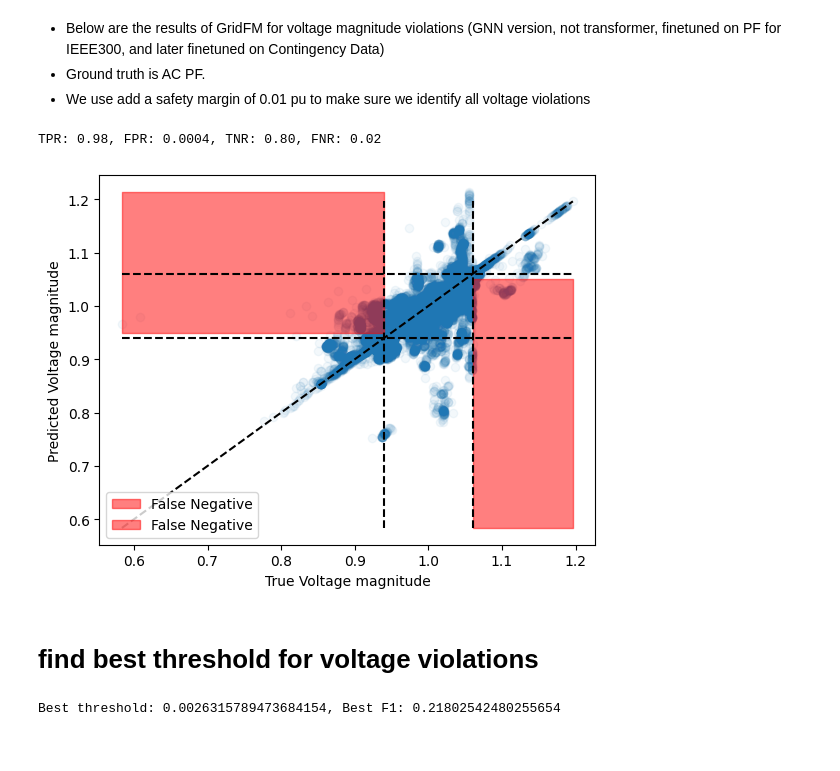
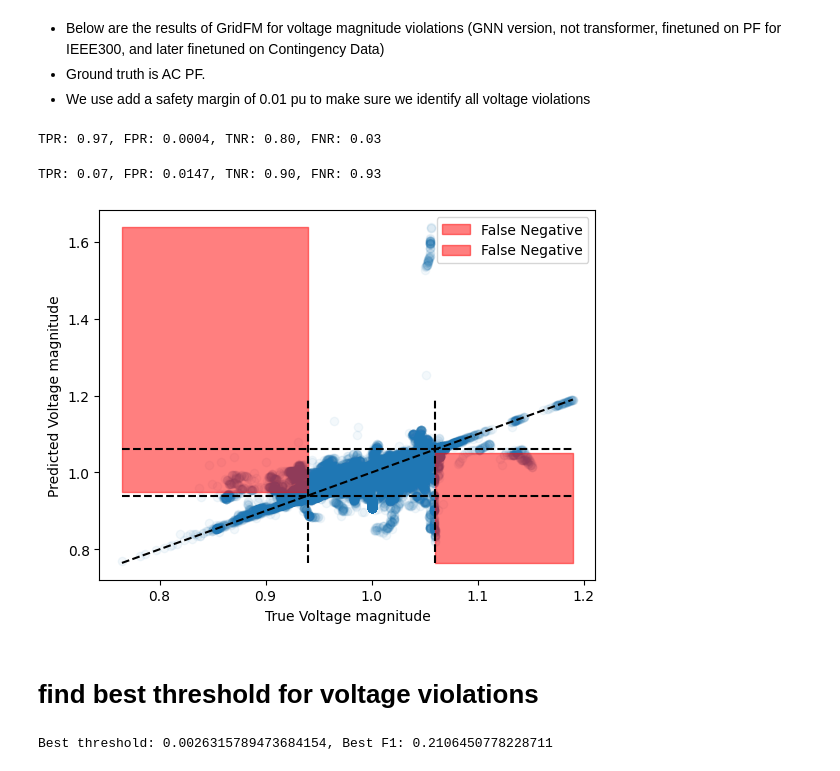
Before and after one commit to gridfm/gridfm-datakit, a Jupyter notebook: notebooks/post_processing.ipynb, the cells around one changed output. Cells and saved outputs as stored; diff of their text form; code cells hidden in the pictures.

```diff
--- a/notebooks/post_processing.ipynb
+++ b/notebooks/post_processing.ipynb
@@ -64,7 +64,7 @@ def compute_loading(If_kA, It_kA, Vf_base_kV, Vt_base_kV, rate_a):
 # Load data
 # %%
 # pf_node = pd.read_csv("../../data_contingency/case300_ieee/merged/GridFM_v0.1.2_case300_ieee_output_pf_node.csv")
-pf_node= pd.read_csv("../../data_contingency/case300_ieee/merged/FT_Contingency_GridFM_v0.1.2_case300_ieee_output_pf_node.csv")
+pf_node= pd.read_csv("../../data_contingency/case300_ieee/merged/Alban_Contingency_GridFM_v0.1.2_case300_ieee_output_pf_node.csv")
 branch_idx_removed = pd.read_csv("../../data_contingency/case300_ieee/raw/branch_idx_removed.csv")
 edge_params = pd.read_csv("../../data_contingency/case300_ieee/raw/edge_params.csv")
 bus_params = pd.read_csv("../../data_contingency/case300_ieee/raw/bus_params.csv")
@@ -117,8 +128,14 @@ rate_a = edge_params["rate_a"].values
 # %% [markdown]
 # Correct voltage predictions
 # %%
-pf_node["VM_pred_corrected"] = pf_node["VM_pred"]
-pf_node["VA_pred_corrected"] = pf_node["VA_pred"]
+pf_node["Vm_pred_corrected"] = pf_node["VM_pred"]
+pf_node["Va_pred_corrected"] = pf_node["VA_pred"]
 
-pf_node.loc[pf_node.PV==1, "VM_pred_corrected"] = pf_node.loc[pf_node.PV==1, "Vm"]
-pf_node.loc[pf_node.REF==1, "VA_pred_corrected"] = pf_node.loc[pf_node.REF==1, "Va"]
+pf_node.loc[pf_node.PV==1, "Vm_pred_corrected"] = pf_node.loc[pf_node.PV==1, "Vm"]
+pf_node.loc[pf_node.REF==1, "Va_pred_corrected"] = pf_node.loc[pf_node.REF==1, "Va"]
+# %%
+pf_node["Vm_dc_corrected"] = pf_node["Vm_dc"]
+pf_node["Va_dc_corrected"] = pf_node["Va_dc"]
+
+pf_node.loc[pf_node.PV==1, "Vm_dc_corrected"] = pf_node.loc[pf_node.PV==1, "Vm"]
+pf_node.loc[pf_node.REF==1, "Va_dc_corrected"] = pf_node.loc[pf_node.REF==1, "Va"]
@@ -319,9 +399,6 @@ pf_node = pd.merge(pf_node, bus_params[["bus", "vmax", "vmin"]], on="bus", how="
 - Ground truth is AC PF.
 - We use add a safety margin of 0.01 pu to make sure we identify all voltage violations
 # %%
-# check violations of vmax and vmin with VM_pred_corrected and Vm
-voltage_violations = (pf_node["Vm"] > pf_node["vmax"]) | (pf_node["Vm"] < pf_node["vmin"])
-voltage_violations_pred = (pf_node["VM_pred_corrected"] > pf_node["vmax"]-0.01) | (pf_node["VM_pred_corrected"] < pf_node["vmin"]+0.01)
 
 # compute TPR, FPR, TNR, FNR
 TPR = (voltage_violations & voltage_violations_pred).sum() / voltage_violations.sum()
@@ -331,36 +408,48 @@ FNR = (voltage_violations & (~voltage_violations_pred)).sum() / voltage_violatio
 
 print(f"TPR: {TPR:.2f}, FPR: {FPR:.4f}, TNR: {TNR:.2f}, FNR: {FNR:.2f}")
 # %% [output]
-TPR: 0.98, FPR: 0.0004, TNR: 0.80, FNR: 0.02
+TPR: 0.97, FPR: 0.0004, TNR: 0.80, FNR: 0.03
+# %%
+
+# compute TPR, FPR, TNR, FNR
+TPR = (voltage_violations & voltage_violations_dc).sum() / voltage_violations.sum()
+FPR = (voltage_violations & (~voltage_violations_dc)).sum() / (~voltage_violations).sum()
+TNR = (~voltage_violations & ~voltage_violations_dc).sum() / (~voltage_violations).sum()
+FNR = (voltage_violations & (~voltage_violations_dc)).sum() / voltage_violations.sum()
+
+print(f"TPR: {TPR:.2f}, FPR: {FPR:.4f}, TNR: {TNR:.2f}, FNR: {FNR:.2f}")
+# %% [output]
+TPR: 0.07, FPR: 0.0147, TNR: 0.90, FNR: 0.93
 # %%
-# scatter plot of va_pred_corrected and va
-plt.scatter(pf_node["Vm"], pf_node["VM_pred_corrected"], alpha=0.05)
+# scatter plot of Va_pred_corrected and va
+plt.scatter(pf_node["Vm"], pf_node["Vm_pred_corrected"], alpha=0.05)
 plt.xlabel("True Voltage magnitude")
 plt.ylabel("Predicted Voltage magnitude")
-# get max and min of pf_node["Vm"] and pf_node["VM_pred_corrected"]
+# get max and min of pf_node["Vm"] and pf_node["Vm_pred_corrected"]
 max_vm = pf_node["Vm"].max()
 min_vm = pf_node["Vm"].min()
-max_vm_pred = pf_node["VM_pred_corrected"].max()
-min_vm_pred = pf_node["VM_pred_corrected"].min()
+max_vm_pred = pf_node["Vm_pred_corrected"].max()
+min_vm_pred = pf_node["Vm_pred_corrected"].min()
 
 # plot y=x
 plt.plot([min_vm, max_vm], [min_vm, max_vm], 'k--')
 # plot y = 0.94
 plt.plot([min_vm, max_vm], [0.94, 0.94], 'k--')
 plt.plot([min_vm, max_vm], [1.06, 1.06], 'k--')
 # plot the line x = 0.94
 plt.plot([0.94, 0.94], [min_vm, max_vm], 'k--')
 # plot the line x = 1.06
 plt.plot([1.06, 1.06], [min_vm, max_vm], 'k--')
 # plot areas where x < 0.94 but y > 0.94
 plt.fill_between([min_vm, 0.94], [0.95, 0.95], [max_vm_pred, max_vm_pred], color='red', alpha=0.5, label='False Negative')
 # plot areas where x > 1.06 but y < 1.06
 plt.fill_between([1.06, max_vm], [1.05, 1.05], [min_vm, min_vm], color='red', alpha=0.5, label='False Negative')
 
 plt.legend()
+plt.savefig("scatter_voltage.png")
 plt.show()
 # %% [output]
-[figure, old version]
+[figure, new version]
 # %% [markdown]
 # find best threshold for voltage violations
 # %%
@@ -369,7 +458,7 @@ best_f1 = 0.0
 thresholds = np.linspace(-0.05, 0.05, 20)
 
 for thresh in tqdm(thresholds):
-    voltage_violations_pred = (pf_node["VM_pred_corrected"] > pf_node["vmax"]-thresh) | (pf_node["VM_pred_corrected"] < pf_node["vmin"]+thresh)
+    voltage_violations_pred = (pf_node["Vm_pred_corrected"] > pf_node["vmax"]-thresh) | (pf_node["Vm_pred_corrected"] < pf_node["vmin"]+thresh)
     f1 = f1_score(voltage_violations, voltage_violations_pred)
     if f1 > best_f1:
         best_f1 = f1
@@ -377,7 +466,7 @@ for thresh in tqdm(thresholds):
 
 print(f"Best threshold: {best_thresh}, Best F1: {best_f1}")
 # %% [output]
-Best threshold: 0.0026315789473684154, Best F1: 0.21802542480255654
+Best threshold: 0.0026315789473684154, Best F1: 0.2106450778228711
 # %%
 # # Group by bus
 # grouped_pf_node = pf_node.groupby("bus")
```
Also changed, not shown: parts of 23 cells of this notebook, 1 other file.
